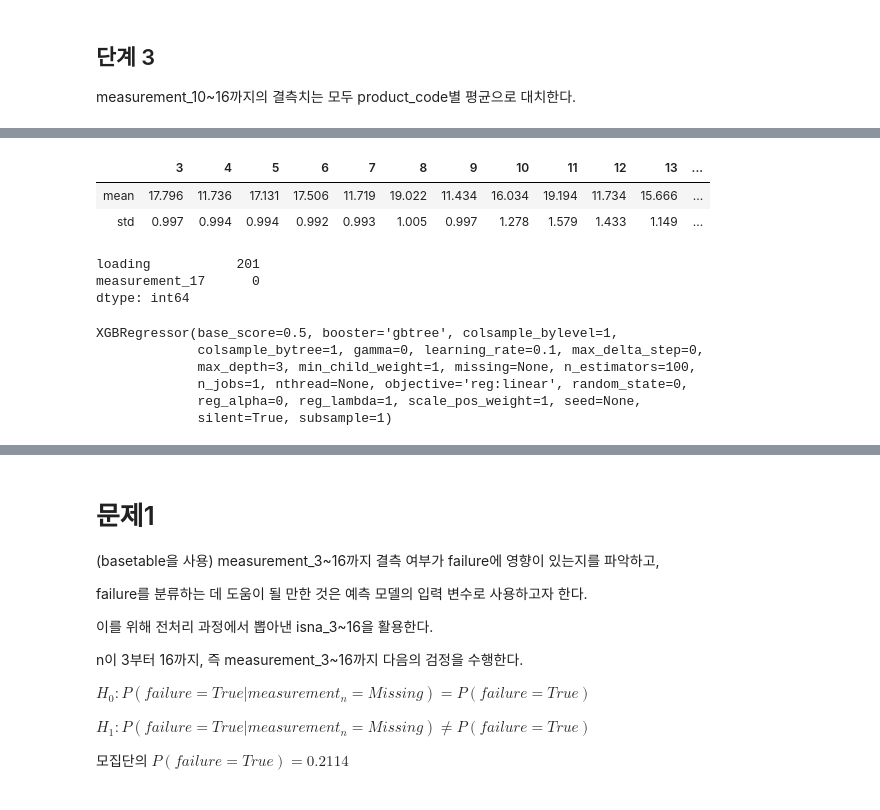
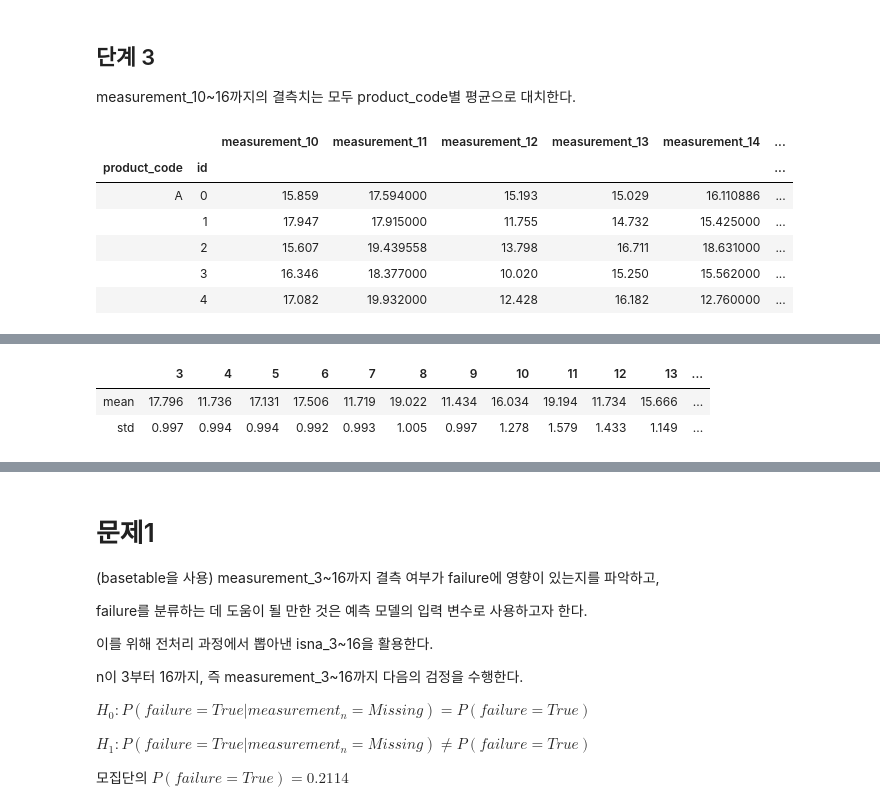
Before and after one commit to sunkusun9/DS_lv3_2507_1, a Jupyter notebook: sec_ds_lv3_prob1_prob.ipynb, the cells around one changed output, grey strips where cells are left out. Saved outputs shown, nothing was run; the diff lists cells and outputs as text; code cells hidden in the pictures.

```diff
--- a/sec_ds_lv3_prob1_prob.ipynb
+++ b/sec_ds_lv3_prob1_prob.ipynb
@@ -251,0 +261,15 @@ df_basetable[X_mean] = df_basetable.groupby('product_code')[X_mean].apply(
+# %%
+# 방법2: groupby ~ apply
+
+# apply를 사용시 product_code가 첫 번째 수준에 붙게 되어(상황에 따라 붙기도하도 안 붙기도 합니다.)
+df_basetable.groupby('product_code')[X_mean].apply(
+    lambda x: x.fillna(x.mean())
+).head()
+# %% [output]
+|  |  | measurement_10 | measurement_11 | measurement_12 | measurement_13 | measurement_14 | ... |
+| product_code | id |  |  |  |  |  | ... |
+| A | 0 | 15.859 | 17.594000 | 15.193 | 15.029 | 16.110886 | ... |
+|  | 1 | 17.947 | 17.915000 | 11.755 | 14.732 | 15.425000 | ... |
+|  | 2 | 15.607 | 19.439558 | 13.798 | 16.711 | 18.631000 | ... |
+|  | 3 | 16.346 | 18.377000 | 10.020 | 15.250 | 15.562000 | ... |
+|  | 4 | 17.082 | 19.932000 | 12.428 | 16.182 | 12.760000 | ... |
@@ -266,19 +298,3 @@ df_basetable[['measurement_{}'.format(i) for i in range(3, 18)]].agg(['mean', 's
 |  | 3 | 4 | 5 | 6 | 7 | 8 | 9 | 10 | 11 | 12 | 13 | ... |
 | mean | 17.796 | 11.736 | 17.131 | 17.506 | 11.719 | 19.022 | 11.434 | 16.034 | 19.194 | 11.734 | 15.666 | ... |
 | std | 0.997 | 0.994 | 0.994 | 0.992 | 0.993 | 1.005 | 0.997 | 1.278 | 1.579 | 1.433 | 1.149 | ... |
-# %%
-df_basetable[['loading', 'measurement_17']].isna().sum()
-# %% [output]
-loading           201
-measurement_17      0
-dtype: int64
-# %%
-reg_xgb = xgb.XGBRegressor()
-reg_xgb.fit(df_basetable[['loading', 'measurement_17']], df_basetable['measurement_3'])
-# %% [output]
-XGBRegressor(base_score=0.5, booster='gbtree', colsample_bylevel=1,
-             colsample_bytree=1, gamma=0, learning_rate=0.1, max_delta_step=0,
-             max_depth=3, min_child_weight=1, missing=None, n_estimators=100,
-             n_jobs=1, nthread=None, objective='reg:linear', random_state=0,
-             reg_alpha=0, reg_lambda=1, scale_pos_weight=1, seed=None,
-             silent=True, subsample=1)
```
Also changed, not shown: parts of 104 cells of this notebook.
